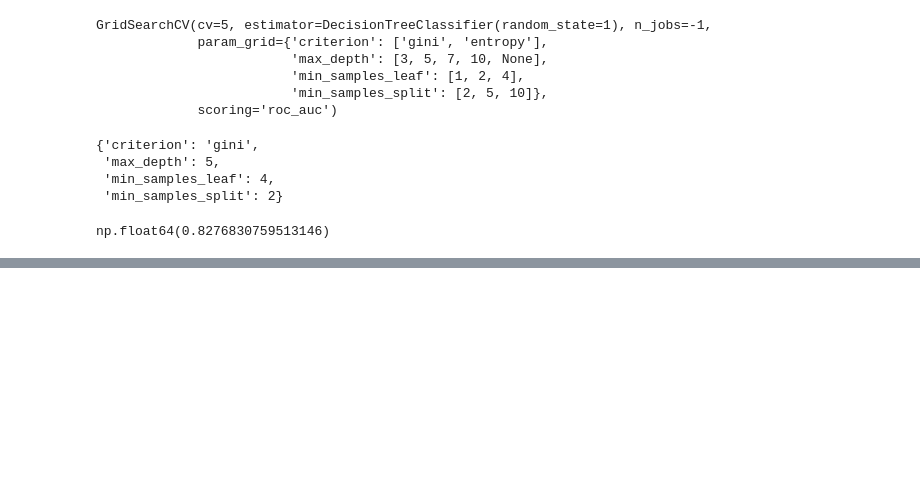
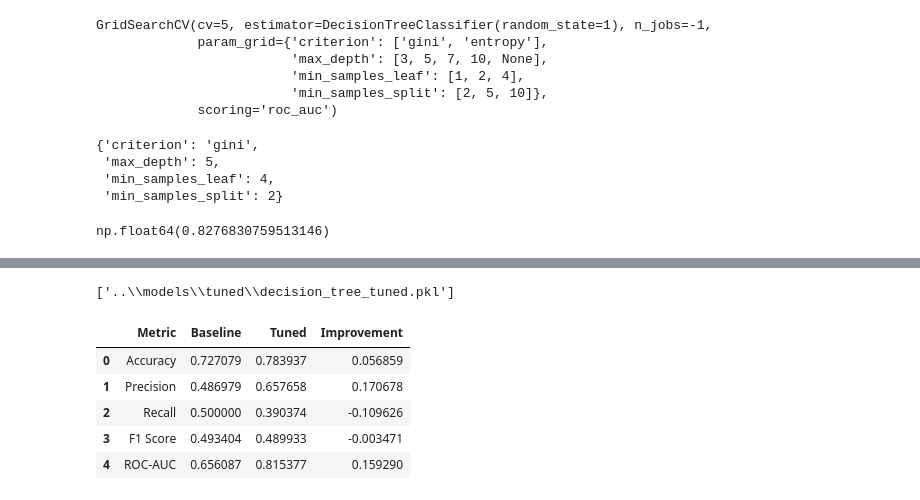
Before and after one commit to sagarjana00/Customer_Churn_Intelligence_Platform, a Jupyter notebook: notebooks/10_Decision_Tree_Tuning.ipynb, the cells around one changed output, grey strips where cells are left out. Saved outputs shown, nothing was run; the diff lists cells and outputs as text; code cells hidden in the pictures; blank space fills up the shorter version.

```diff
--- a/notebooks/10_Decision_Tree_Tuning.ipynb
+++ b/notebooks/10_Decision_Tree_Tuning.ipynb
@@ -78,0 +148,10 @@ best_dt = grid_search.best_estimator_
+# %%
+tuned_models_dir = Path("../models/tuned")
+tuned_models_dir.mkdir(parents=True, exist_ok=True)
+
+joblib.dump(
+    best_dt,
+    tuned_models_dir / "decision_tree_tuned.pkl"
+)
+# %% [output]
+['..\\models\\tuned\\decision_tree_tuned.pkl']
@@ -78,0 +170,39 @@ best_dt = grid_search.best_estimator_
+# %%
+import pandas as pd
+comparison_df = pd.DataFrame({
+    "Metric": [
+        "Accuracy",
+        "Precision",
+        "Recall",
+        "F1 Score",
+        "ROC-AUC"
+    ],
+    "Baseline": [
+        baseline_metrics["Accuracy"],
+        baseline_metrics["Precision"],
+        baseline_metrics["Recall"],
+        baseline_metrics["F1 Score"],
+        baseline_metrics["ROC-AUC"]
+    ],
+    "Tuned": [
+        dt_tuned_metrics["Accuracy"],
+        dt_tuned_metrics["Precision"],
+        dt_tuned_metrics["Recall"],
+        dt_tuned_metrics["F1 Score"],
+        dt_tuned_metrics["ROC-AUC"]
+    ]
+})
+
+comparison_df["Improvement"] = (
+    comparison_df["Tuned"] -
+    comparison_df["Baseline"]
+).round(6)
+
+comparison_df
+# %% [output]
+|  | Metric | Baseline | Tuned | Improvement |
+| 0 | Accuracy | 0.727079 | 0.783937 | 0.056859 |
+| 1 | Precision | 0.486979 | 0.657658 | 0.170678 |
+| 2 | Recall | 0.500000 | 0.390374 | -0.109626 |
+| 3 | F1 Score | 0.493404 | 0.489933 | -0.003471 |
+| 4 | ROC-AUC | 0.656087 | 0.815377 | 0.159290 |
```
Also changed, not shown: parts of 11 cells of this notebook, 3 other files.
